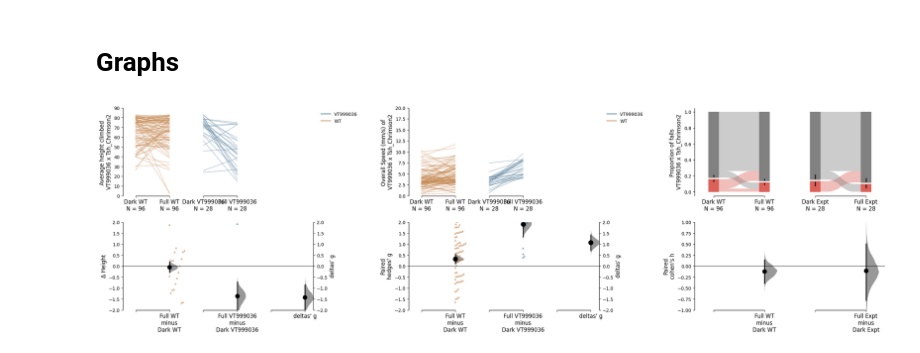
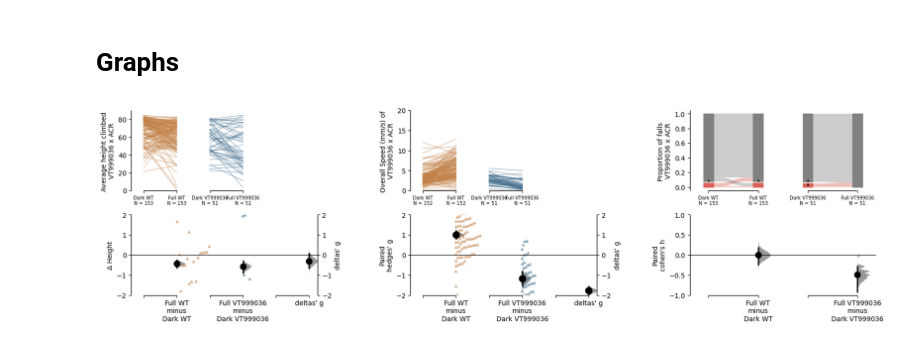
Before and after one commit to lnicole08/deltaG_screen, a Jupyter notebook: Onlydabest_falling.ipynb, the cells around one changed output. Cells and saved outputs as stored; diff of their text form; code cells hidden in the pictures.

```diff
--- a/Onlydabest_falling.ipynb
+++ b/Onlydabest_falling.ipynb
@@ -49,11 +49,11 @@ computer1 = "C:\\Users\\User"
 computer2 = "C:\\Users\\lnico"
 homecomp = "D:"
 filedir = "\\ACC Lab Dropbox\\ACC Lab\\Nicole Lee\\Data Compilation\\Falling_New\\"
-openPath = computer2 + filedir
+openPath = homecomp + filedir
 files = os.listdir(openPath)
 
 #identifying genotypes
-responder = "Tsh_Chrimson2"
+responder = "ACR"
 driver = "VT999036"
 
 wt = "w1118"
@@ -271,11 +271,11 @@ dfe_F = NLMATH.falldbest(dfexpt, "Expt")
 dfw_F = NLMATH.falldbest(dfwt, "WT")
 
 awt5 = pd.concat([dfe_F, dfw_F], axis = 0).reset_index(drop = True)
-awt5['genre'] = awt5['ExperimentState'] + " " + awt5['Type']
+awt5['genre'] = awt5['ExperimentState'] + " " + awt5['Type'].replace("Expt", driver)
 awt5['value'] = 0
 awt5.loc[(awt5['Falls'] >0), ['value']] = 1
 
-paired_prop2 = dabest_jck.load(data = awt5,idx=(("Dark WT", "Full WT"),("Dark Expt", "Full Expt")),
+paired_prop2 = dabest_jck.load(data = awt5,idx=(("Dark WT", "Full WT"),("Dark " + driver, "Full " +driver)),
                               paired = "baseline", id_col="index",proportional=True,
                               x = "genre", y = "value")
 
@@ -304,24 +304,30 @@ overallspeed = dabest.load(data=fgt6, x=["ExperimentState","Type"], y="Velocity.
 # %%
 import seaborn as sns
 f, axx = plt.subplots(nrows=1, ncols=3,
-                    figsize=(30
-                             ,8),
+                    figsize=(20
+                             ,5),
                     gridspec_kw={'wspace': 0.5
                                 } # ensure proper width-wise spacing.
                    )
 
 
 totalclimber.delta_g.plot(swarm_label="Average height climbed \n" + transgenic,
-                                    contrast_label="Δ Height", swarm_ylim = (0,90), contrast_ylim=(-2, 2), ax=axx.flat[0]);
-
+                                    contrast_label="Δ Height", swarm_ylim = (0,90), contrast_ylim=(-2, 2),  fontsize_rawxlabel=7, fontsize_rawylabel=10, fontsize_contrastxlabel=10,
+                                    fontsize_contrastylabel=10, fontsize_delta2label=10,
+                                    ax=axx.flat[0]);
+axx[0].legend_.remove()
 
 overallspeed.delta_g.plot(swarm_label="Overall Speed (mm/s) of \n" + transgenic ,
-                                       es_marker_size=10, swarm_ylim=(0,20), contrast_ylim=(-2, 2), ax=axx.flat[1]);       #contrast_label="Δ Speed",
+                                       es_marker_size=10, swarm_ylim=(0,20), contrast_ylim=(-2, 2),  fontsize_rawxlabel=7, fontsize_rawylabel=10, fontsize_contrastxlabel=10,
+                                    fontsize_contrastylabel=10, fontsize_delta2label=10,
+                                    ax=axx.flat[1]);       #contrast_label="Δ Speed",
+axx[1].legend_.remove()
 
-paired_prop2.cohens_h.plot(bar_label = "Proportion of falls \n" + transgenic,contrast_ylim=(-1, 1), ax=axx.flat[2]);
+paired_prop2.cohens_h.plot(bar_label = "Proportion of falls \n" + transgenic,contrast_ylim=(-1, 1), fontsize_rawxlabel=7, fontsize_rawylabel=10, fontsize_contrastxlabel=10,
+                                    fontsize_contrastylabel=10, fontsize_delta2label=10, ax=axx.flat[2]);
 
 ##need to run this
 # deltaplots.delta_g.plot(swarm_label="Falling occurence of \n" + transgenic,
 #                                      contrast_label="Δ Falls", raw_marker_size=2, es_marker_size=10, swarm_ylim=(0,5), contrast_ylim=(-2, 2), ax=axx.flat[2]);
 # %% [output]
-[figure, old version]
+[figure, new version]
```
Also changed, not shown: parts of 5 cells of this notebook, 2 other files.
